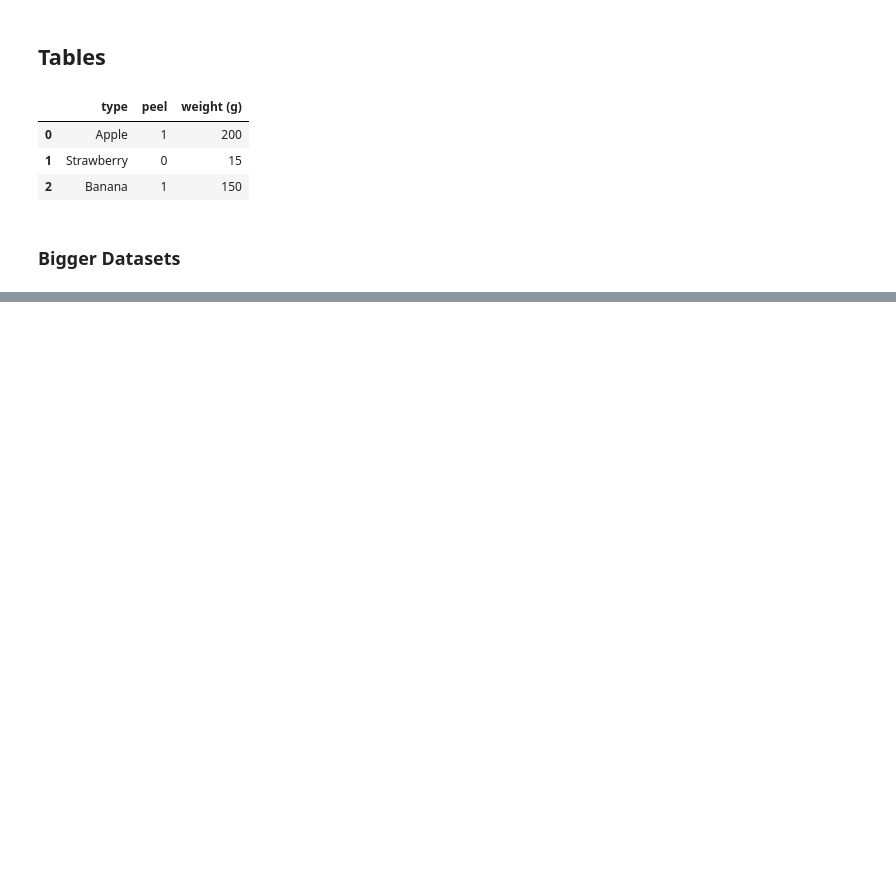
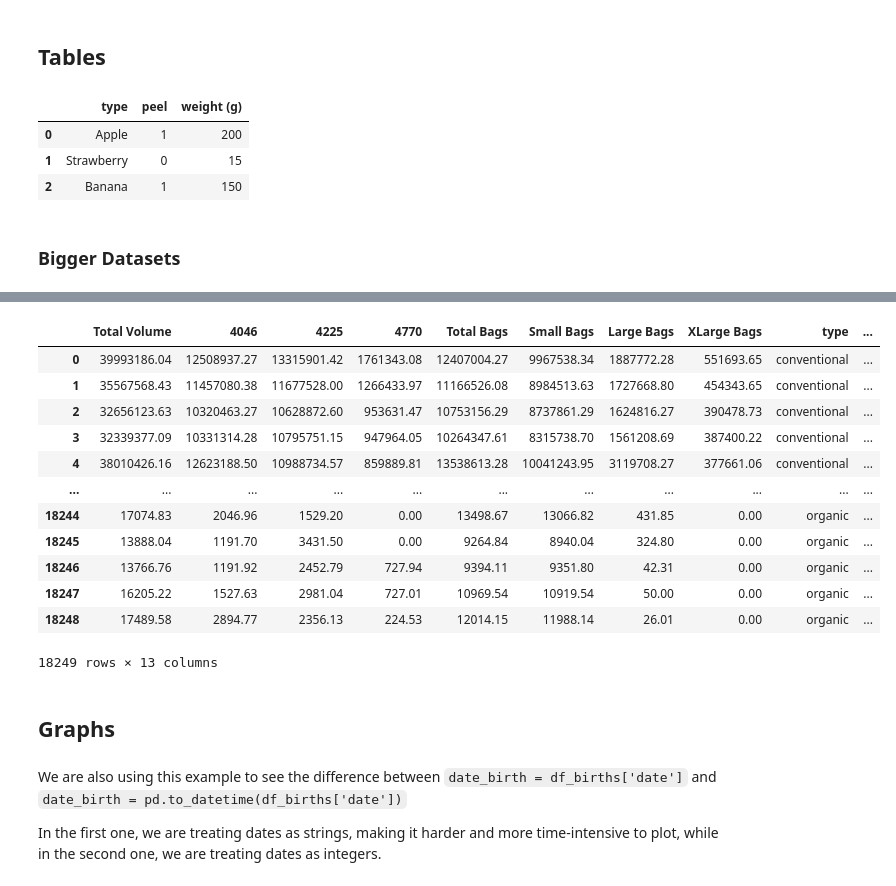
Before and after one commit to JorgeAcebes/statistics-and-ml-playground, a Jupyter notebook: 1_practical_statistics/class_1.ipynb, the cells around one changed output, grey strips where cells are left out. Saved outputs shown, nothing was run; the diff lists cells and outputs as text; code cells hidden in the pictures; blank space fills up the shorter version.

```diff
--- a/1_practical_statistics/class_1.ipynb
+++ b/1_practical_statistics/class_1.ipynb
@@ -29,0 +51,25 @@ from sklearn.datasets import fetch_openml
+# %%
+# Treepits
+avocado = fetch_openml('avocado_sales', as_frame=True)
+df_avocado = pd.DataFrame(data=avocado['data'])
+df_avocado
+# %% [output]
+|  | Total Volume | 4046 | 4225 | 4770 | Total Bags | Small Bags | Large Bags | XLarge Bags | type | ... |
+| 0 | 39993186.04 | 12508937.27 | 13315901.42 | 1761343.08 | 12407004.27 | 9967538.34 | 1887772.28 | 551693.65 | conventional | ... |
+| 1 | 35567568.43 | 11457080.38 | 11677528.00 | 1266433.97 | 11166526.08 | 8984513.63 | 1727668.80 | 454343.65 | conventional | ... |
+| 2 | 32656123.63 | 10320463.27 | 10628872.60 | 953631.47 | 10753156.29 | 8737861.29 | 1624816.27 | 390478.73 | conventional | ... |
+| 3 | 32339377.09 | 10331314.28 | 10795751.15 | 947964.05 | 10264347.61 | 8315738.70 | 1561208.69 | 387400.22 | conventional | ... |
+| 4 | 38010426.16 | 12623188.50 | 10988734.57 | 859889.81 | 13538613.28 | 10041243.95 | 3119708.27 | 377661.06 | conventional | ... |
+| ... | ... | ... | ... | ... | ... | ... | ... | ... | ... | ... |
+| 18244 | 17074.83 | 2046.96 | 1529.20 | 0.00 | 13498.67 | 13066.82 | 431.85 | 0.00 | organic | ... |
+| 18245 | 13888.04 | 1191.70 | 3431.50 | 0.00 | 9264.84 | 8940.04 | 324.80 | 0.00 | organic | ... |
+| 18246 | 13766.76 | 1191.92 | 2452.79 | 727.94 | 9394.11 | 9351.80 | 42.31 | 0.00 | organic | ... |
+| 18247 | 16205.22 | 1527.63 | 2981.04 | 727.01 | 10969.54 | 10919.54 | 50.00 | 0.00 | organic | ... |
+| 18248 | 17489.58 | 2894.77 | 2356.13 | 224.53 | 12014.15 | 11988.14 | 26.01 | 0.00 | organic | ... |
+18249 rows × 13 columns
+# %% [markdown]
+## Graphs
+# %% [markdown]
+We are also using this example to see the difference between `date_birth = df_births['date']` and ``date_birth = pd.to_datetime(df_births['date'])``
+
+In the first one, we are treating dates as strings, making it harder and more time-intensive to plot, while in the second one, we are treating dates as integers.
```
Also changed, not shown: parts of 8 cells of this notebook.
